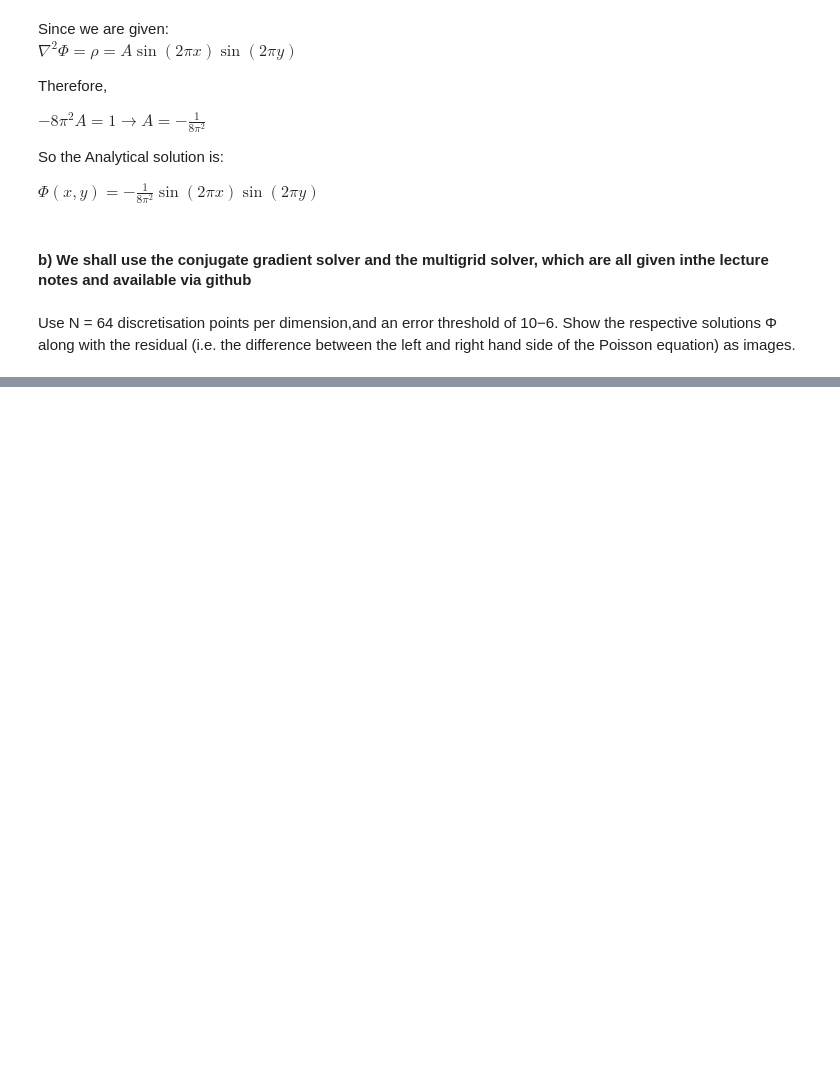
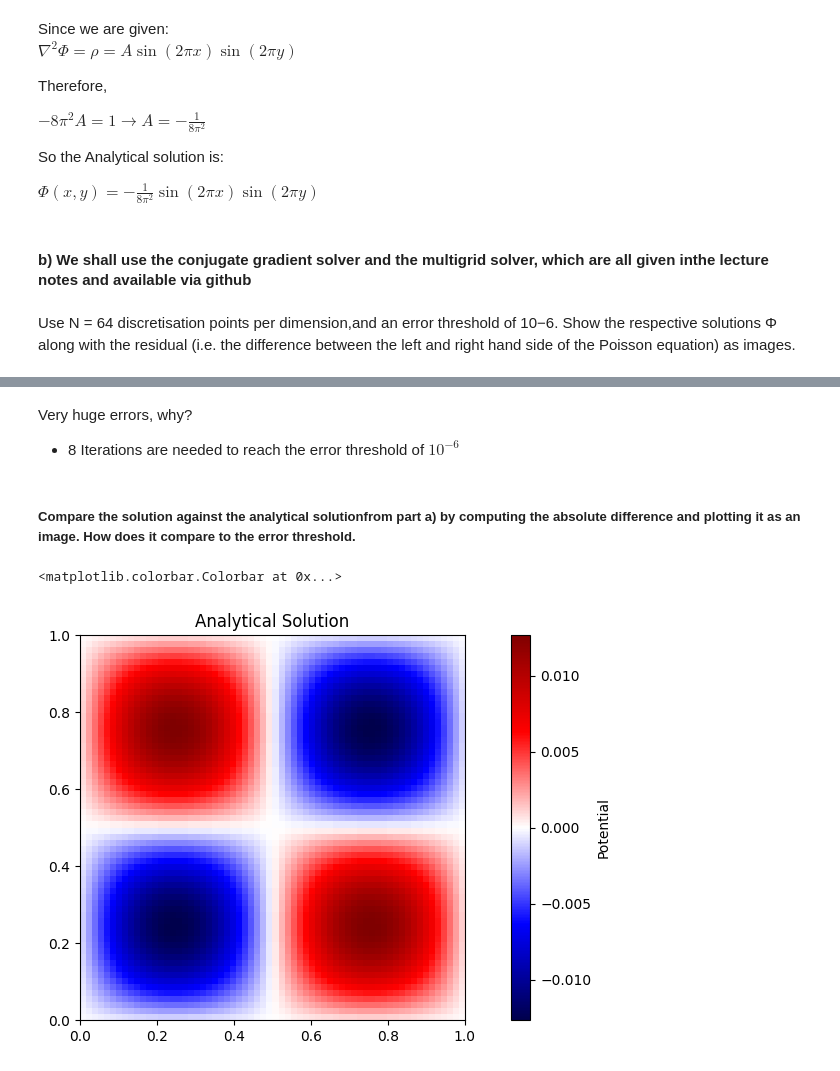
Before and after one commit to ShannonS00/Computational-Astrophysics, a Jupyter notebook: Worksheet_7/WS_7.ipynb, the cells around one changed output, grey strips where cells are left out. Saved outputs shown, nothing was run; the diff lists cells and outputs as text; code cells hidden in the pictures; blank space fills up the shorter version.

```diff
--- a/Worksheet_7/WS_7.ipynb
+++ b/Worksheet_7/WS_7.ipynb
@@ -508,0 +542,40 @@ Iteration 4: Linf error = 6.92269e-07
+# %% [markdown]
+Very huge errors, why?
+- 8 Iterations are needed to reach the error threshold of $10^{-6}$
+# %% [markdown]
+##### Compare the solution against the analytical solutionfrom part a) by computing the absolute difference and plotting it as an image.  How does it compare to the error threshold.
+# %%
+# Compute analytical solution: Φ(x, y) = -1 / (8π²) * sin(2πx) * sin(2πy)
+def analytical_solution(N):
+    x = np.linspace(0, 1, N + 2)[1:-1]
+    y = np.linspace(0, 1, N + 2)[1:-1]
+    X, Y = np.meshgrid(x, y, indexing='ij')
+    return -(1 / (8 * np.pi**2)) * np.sin(2 * np.pi * X) * np.sin(2 * np.pi * Y)
+
+# Create new source term and solve again using both methods
+rho_sin = np.zeros((N, N))
+x = np.linspace(0, 1, N + 2)[1:-1]
+y = np.linspace(0, 1, N + 2)[1:-1]
+X, Y = np.meshgrid(x, y, indexing='ij')
+rho_sin = np.sin(2 * np.pi * X) * np.sin(2 * np.pi * Y)
+
+# Solve with CG method
+phi_cg = cg_2d_stencil(rho_sin, h, tol=1e-6, verbose=False)
+
+# Solve with Multigrid method
+phi_mg = solve_poisson_2d_multigrid(rho_sin, h, tol=1e-6, verbose=False)[1:-1, 1:-1]
+
+# Analytical solution
+phi_exact = analytical_solution(N)
+
+# Compute absolute differences
+diff_cg = np.abs(phi_cg - phi_exact)
+diff_mg = np.abs(phi_mg - phi_exact)
+
+plt.figure(figsize=(12, 5))
+plt.imshow(phi_exact, origin='lower', extent=[0,1,0,1], cmap='seismic')
+plt.title("Analytical Solution")
+plt.colorbar(label='Potential')
+# %% [output]
+<matplotlib.colorbar.Colorbar at 0x...>
+[figure, added]
```
Also changed, not shown: parts of 11 cells of this notebook.
